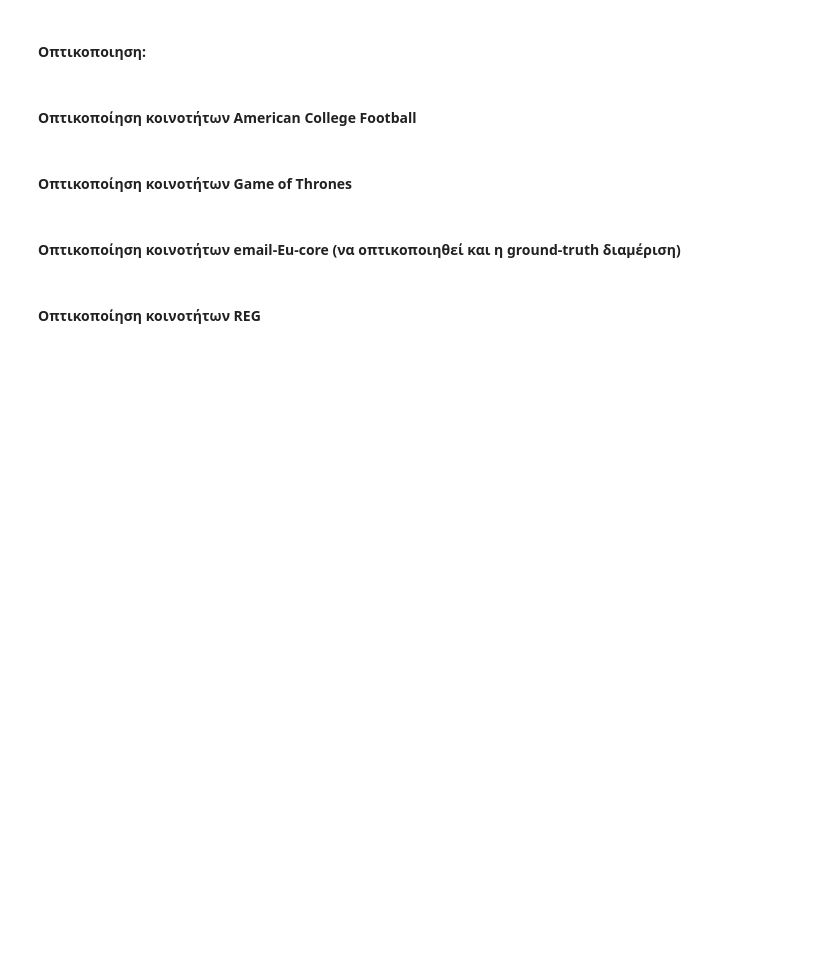
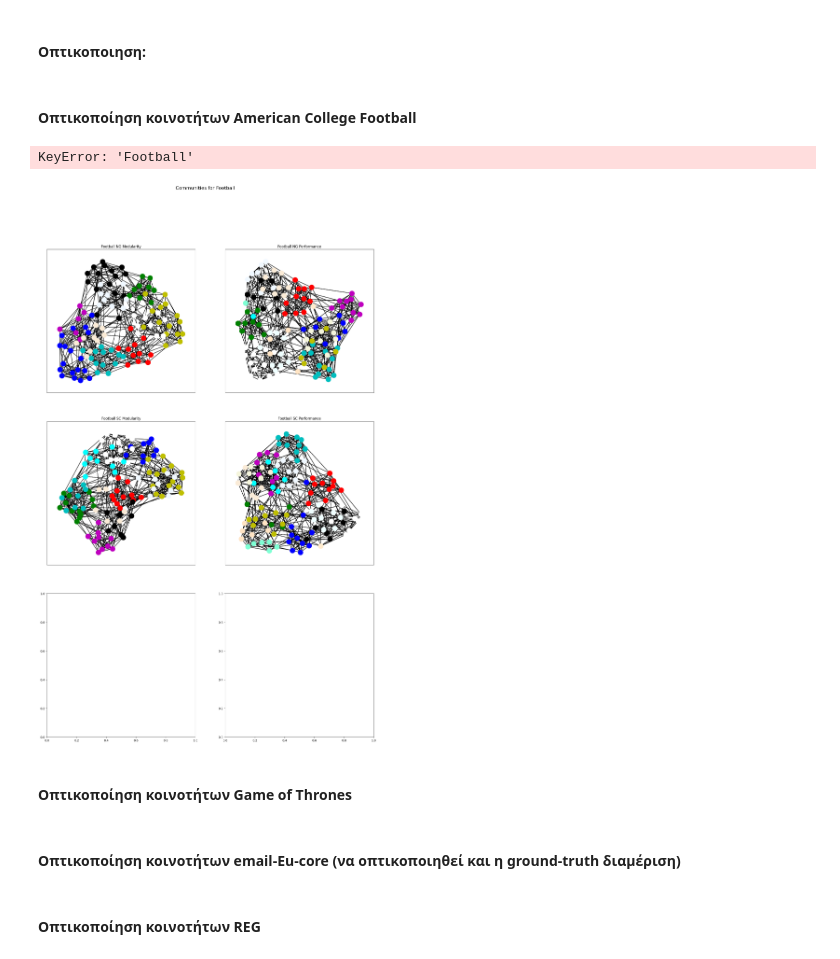
Before and after one commit to ntua-el20827/NTUA_Social_Networks_Analysis, a Jupyter notebook: lab02/lab2_student_version_2024.ipynb, the cells around one changed output. Saved outputs shown, nothing was run; the diff lists cells and outputs as text; code cells hidden in the pictures; blank space fills up the shorter version.

Commit message:
functions ok. Show redults!

```diff
--- a/lab02/lab2_student_version_2024.ipynb
+++ b/lab02/lab2_student_version_2024.ipynb
@@ -402,12 +403,15 @@ import itertools
 import networkx as nx
 from tqdm import tqdm
 
+### Σε κάθε περίπτωση θα χρησιμοποιηθούν λίστες για τα scores και dictionaries για τις κοινότητες.
+### Τα αποτελέσματα θα παρουσιαστούς στο τέλος χρησιμοποιώντας αυτές τις δομές
+
 # Lists to store best scores and communities
-modularityScoresNG = []
-performanceScoresNG = []
+modularity_scores_NG = []
+persformance_scores_NG = []
 
 # Dictionary to store best communities
-bestCommsNG = {}
+best_communities_NG = {}
 
 def findClusters_NG(G, Gname, metric, k=50):
     # G: Ο γράφος
@@ -436,12 +440,12 @@ def findClusters_NG(G, Gname, metric, k=50):
                 bestComm = communities
 
     # Αποθήκευση αποτελεσμάτων
-    bestCommsNG[Gname + " " + metric] = [list(item) for item in bestComm]
+    best_communities_NG[Gname + " " + metric] = [list(item) for item in bestComm]
 
     if metric == "modularity":
-        modularityScoresNG.append(bestModularity)
+        modularity_scores_NG.append(bestModularity)
     else:
-        performanceScoresNG.append(bestPerformance)
+        persformance_scores_NG.append(bestPerformance)
 # %%
 for graph, graph_name in zip(graphs, graph_names):
     findClusters_NG(graph, graph_name, 'modularity')
@@ -575,5 +602,31 @@ def visualize(G, communities, title):
+# %%
+# Create 2 functions. 1 for creating the visualization and one for plotting the communities
+# I will use 5 subplots, 1 for each method (NG + Modularity, NG + Performance, SC + Modularity, SC + Performance, MM)
+
+def create_visualization(G, communities, Gname, ax):
+    pos = nx.spring_layout(G)
+    colors = list(dict(mcolors.BASE_COLORS, **mcolors.CSS4_COLORS).keys())
+    for i, community in enumerate(communities):
+        nx.draw_networkx_nodes(G, pos, nodelist=community, node_color=colors[i], ax=ax)
+        nx.draw_networkx_edges(G, pos, alpha=0.5, ax=ax)
+    ax.set_title(Gname)
+
+def plot_communities(G, Gname, best_communities_NG, best_communities_SC, best_communities_MM):
+    fig, axs = plt.subplots(3, 2, figsize=(10, 20))
+    fig.suptitle(f'Communities for {Gname}', fontsize=16)
+    create_visualization(G, best_communities_NG[Gname + ' modularity'], Gname + ' NG Modularity', axs[0, 0])
+    create_visualization(G, best_communities_NG[Gname + ' performance'], Gname + ' NG Performance', axs[0, 1])
+    create_visualization(G, best_communities_SC[Gname + ' modularity'], Gname + ' SC Modularity', axs[1, 0])
+    create_visualization(G, best_communities_SC[Gname + ' performance'], Gname + ' SC Performance', axs[1, 1])
+    create_visualization(G, best_communities_MM[Gname], Gname + ' MM', axs[2, 0])
+    plt.show()
 # %% [markdown]
 #### Οπτικοποίηση κοινοτήτων American College Football
+# %%
+plot_communities(football, 'Football', best_communities_NG, best_communities_SC, best_communities_MM)
+# %% [output]
+KeyError: 'Football'
+[figure, added]
 # %% [markdown]
 #### Οπτικοποίηση κοινοτήτων Game of Thrones
 # %% [markdown]
```
Also changed, not shown: parts of 11 cells of this notebook.
